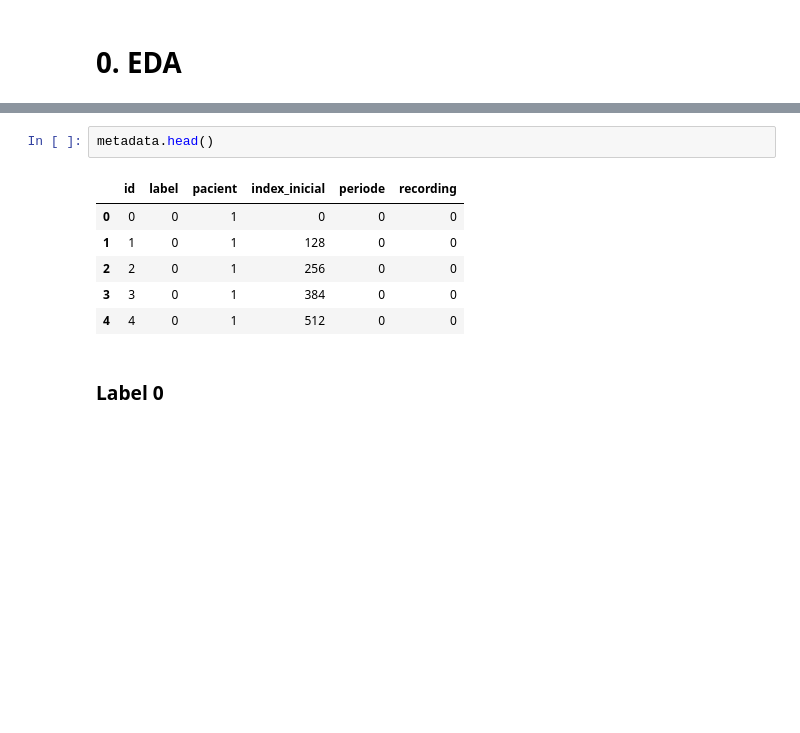
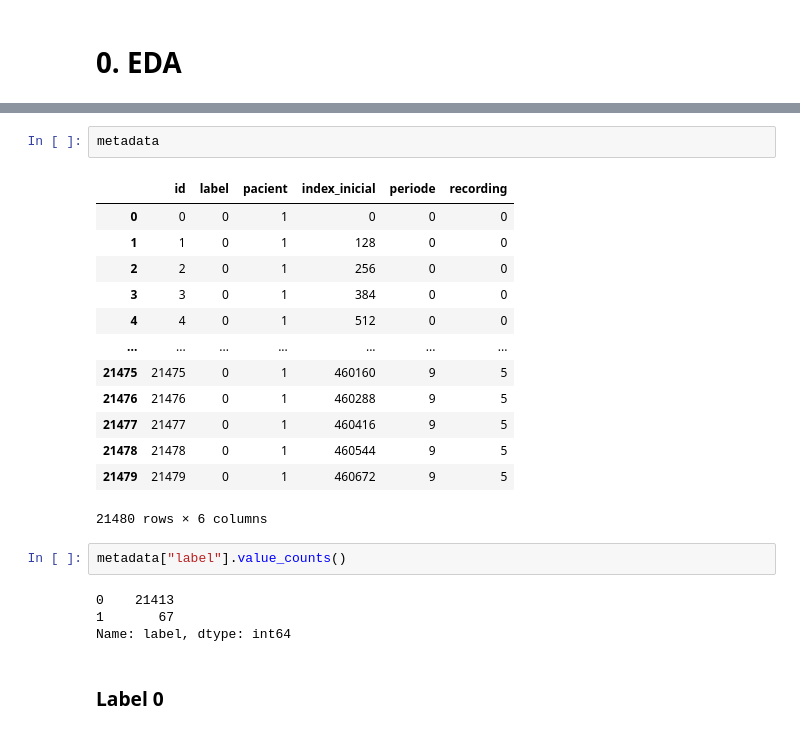
Before and after one commit to MateoSE2/epileptic-detection, a Jupyter notebook: nbs/deep learning eda.ipynb, the cells around one changed output, grey strips where cells are left out. Cells and saved outputs as stored; diff of their text form; blank space fills up the shorter version.

```diff
--- a/nbs/deep learning eda.ipynb
+++ b/nbs/deep learning eda.ipynb
@@ -21,12 +17,25 @@ data.shape, metadata.shape
 # %%
-metadata.head()
+metadata
 # %% [output]
 |  | id | label | pacient | index_inicial | periode | recording |
 | 0 | 0 | 0 | 1 | 0 | 0 | 0 |
 | 1 | 1 | 0 | 1 | 128 | 0 | 0 |
 | 2 | 2 | 0 | 1 | 256 | 0 | 0 |
 | 3 | 3 | 0 | 1 | 384 | 0 | 0 |
 | 4 | 4 | 0 | 1 | 512 | 0 | 0 |
+| ... | ... | ... | ... | ... | ... | ... |
+| 21475 | 21475 | 0 | 1 | 460160 | 9 | 5 |
+| 21476 | 21476 | 0 | 1 | 460288 | 9 | 5 |
+| 21477 | 21477 | 0 | 1 | 460416 | 9 | 5 |
+| 21478 | 21478 | 0 | 1 | 460544 | 9 | 5 |
+| 21479 | 21479 | 0 | 1 | 460672 | 9 | 5 |
+21480 rows × 6 columns
+# %%
+metadata["label"].value_counts()
+# %% [output]
+0    21413
+1       67
+Name: label, dtype: int64
 # %% [markdown]
 ### Label 0
 # %%
```
Also changed, not shown: parts of 32 cells of this notebook, 9 other files.
